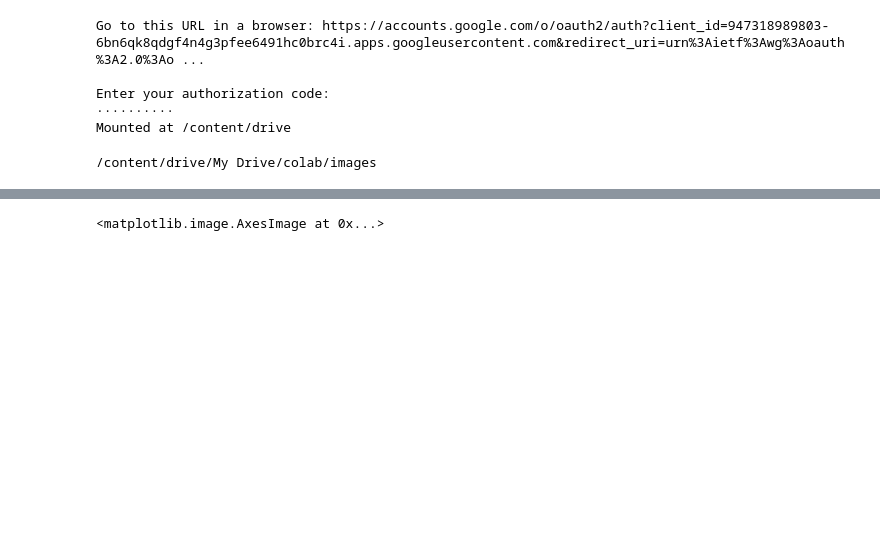
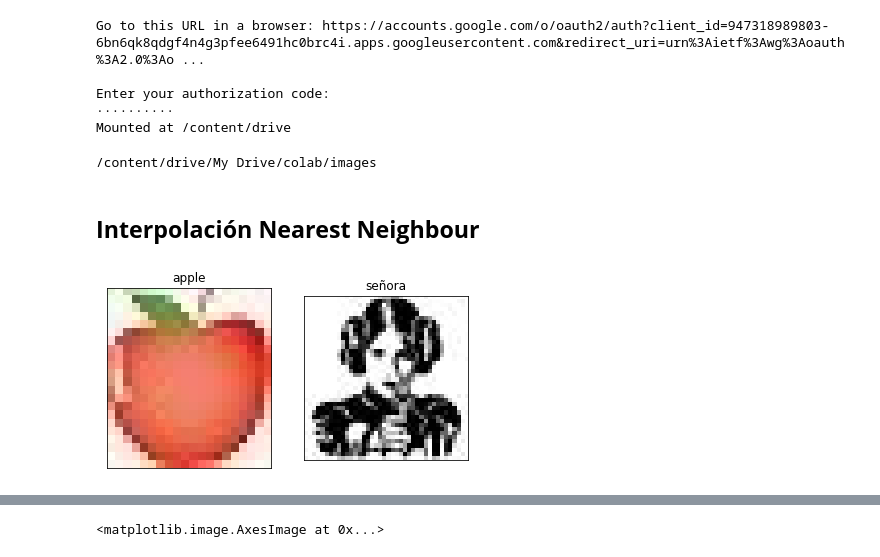
Before and after one commit to waltermayor/DigitalImageProcessing_colab, a Jupyter notebook: clase3.ipynb, the cells around one changed output, grey strips where cells are left out. Saved outputs shown, nothing was run; the diff lists cells and outputs as text; code cells hidden in the pictures; blank space fills up the shorter version.

```diff
--- a/clase3.ipynb
+++ b/clase3.ipynb
@@ -29,0 +73,10 @@ os.chdir(path)
+# %% [markdown]
+## **Interpolación Nearest Neighbour**
+# %%
+imgA = readRGB('apple20x22.jpg')
+imgM = readRGB('ico.jpg')
+near_imgA = cv2.resize(imgA,None, fx = 5, fy = 5, interpolation = cv2.INTER_NEAREST)
+near_imgM = cv2.resize(imgM,None, fx = 5, fy = 5, interpolation = cv2.INTER_NEAREST)
+displayColor2(near_imgA,near_imgM,'apple','señora')
+# %% [output]
+[figure, added]
```
Also changed, not shown: parts of 15 cells of this notebook.
